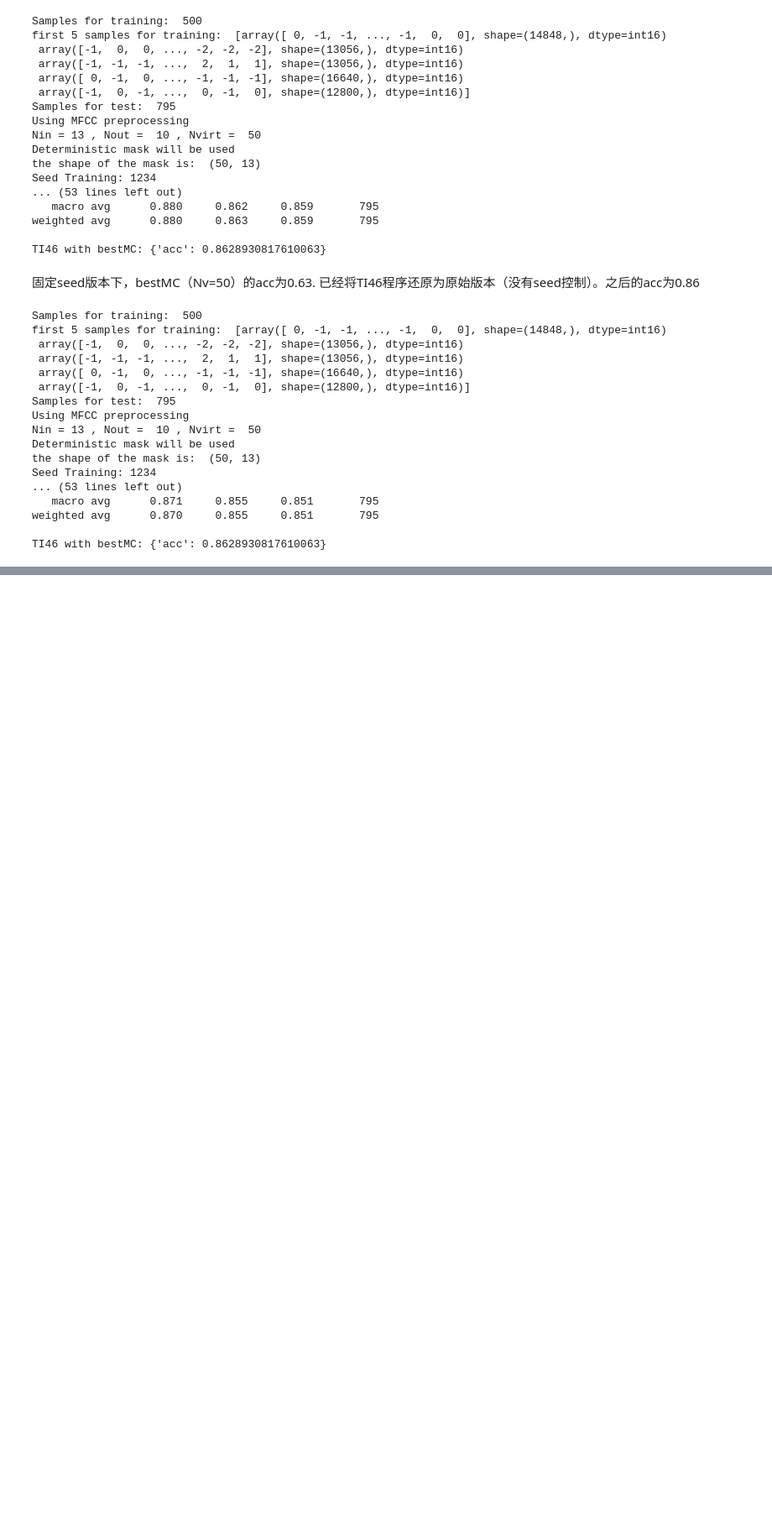
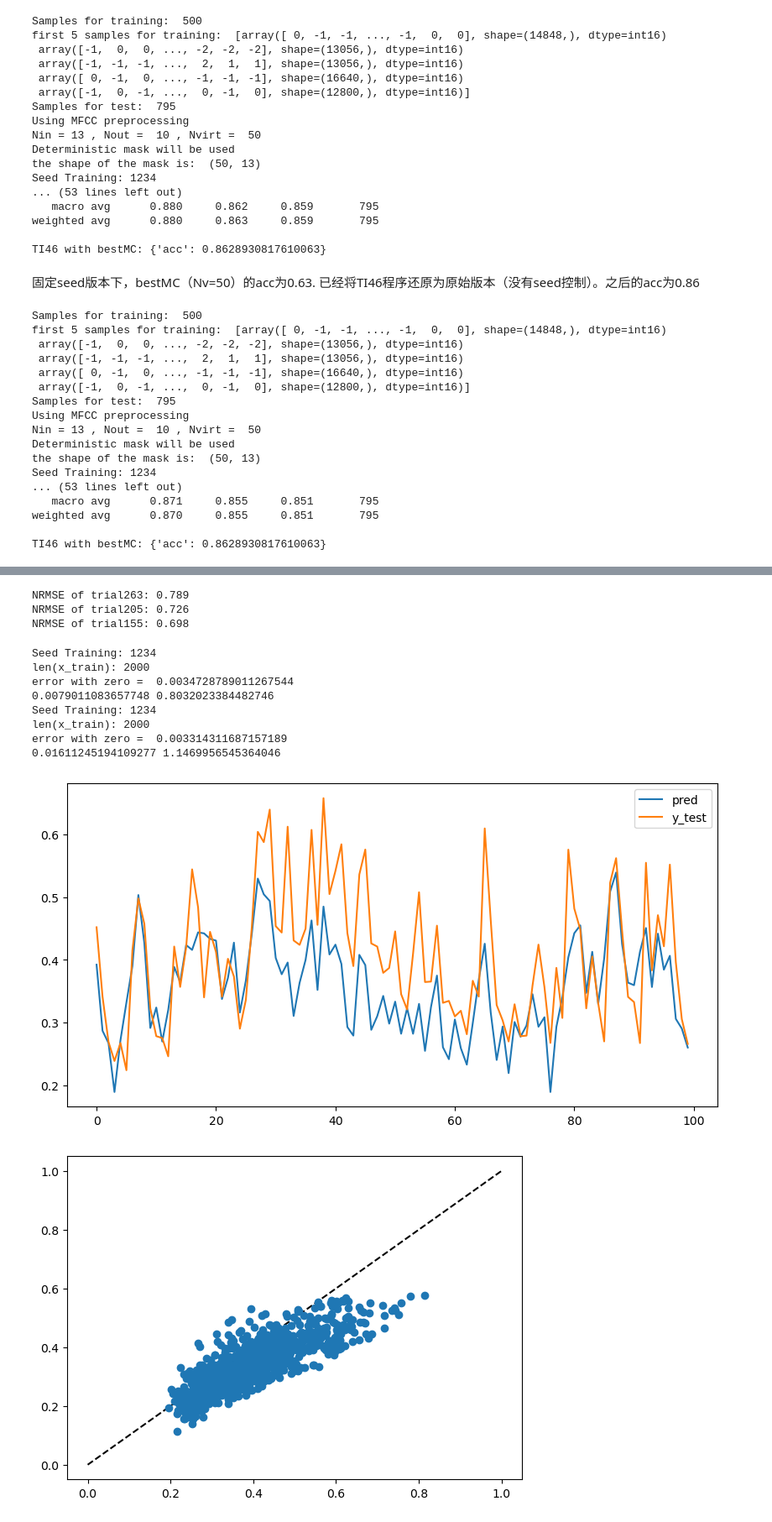
Before and after one commit to VvvpC/spnc_taskindependent_metrics, a Jupyter notebook: Test_Temporary/test_given_reservoir.ipynb, the cells around one changed output, grey strips where cells are left out. Shown at 84% size. Drawn from its saved outputs; the diff is of its cells as text; code cells hidden in the pictures; blank space fills up the shorter version.

```diff
--- a/Test_Temporary/test_given_reservoir.ipynb
+++ b/Test_Temporary/test_given_reservoir.ipynb
@@ -212,0 +297,76 @@ TI46 with bestMC: {'acc': 0.8628930817610063}
+# %%
+def MSE(pred, desired):
+    return np.mean(np.square(np.subtract(pred, desired)))
+
+def NRMSE(pred, y_test, spacer=0.001):
+    return np.sqrt(MSE(pred, y_test) / np.var(y_test))
+
+
+nrmse_263 = NRMSE(narma10_dict_263['pred'][10:], narma10_dict_263['y_test'][10:])
+
+print(f"NRMSE of trial263: {nrmse_263:.3f}")
+
+nrmse_205 = NRMSE(narma10_dict_205['pred'][10:], narma10_dict_205['y_test'][10:])
+
+print(f"NRMSE of trial205: {nrmse_205:.3f}")
+
+nrmse_155 = NRMSE(narma10_dict_155['pred'][10:], narma10_dict_155['y_test'][10:])
+
+print(f"NRMSE of trial155: {nrmse_155:.3f}")
+# %% [output]
+NRMSE of trial263: 0.789
+NRMSE of trial205: 0.726
+NRMSE of trial155: 0.698
+# %%
+# 对比‘result_dict_beta50’中的42和43
+# 设置参数
+params_42 = ReservoirParams(
+        h=0.4, m0=0.0561155135769405, Nvirt=200, beta_prime=50,
+        params={'theta': 0.2, 'gamma': 0.0533878749591413, 'Nvirt': 200}
+    )
+
+# 评估NARMA10
+narma10_dict_42 = {}
+narma10_dict_42 = evaluate_NARMA10(params_42)
+
+params_43 = ReservoirParams(
+        h=0.4, m0=0.060112674154498, Nvirt=200, beta_prime=50,
+        params={'theta': 0.2, 'gamma': 0.0578430239725703, 'Nvirt': 200}
+    )
+
+# 评估NARMA10
+narma10_dict_43 = {}
+narma10_dict_43 = evaluate_NARMA10(params_43)
+
+plt.figure(figsize=(10, 5))
+plt.plot(narma10_dict_42['pred'][200:300], label='pred')
+plt.plot(narma10_dict_42['y_test'][200:300], label='y_test')
+plt.legend()
+plt.show()
+
+plt.figure(figsize=(7,5))
+plt.plot( np.linspace(0.0,1.0), np.linspace(0.0,1.0), 'k--')
+plt.plot(narma10_dict_42['y_test'][10:], narma10_dict_42['pred'][10:], 'o')
+plt.show()
+
+plt.figure(figsize=(10, 5))
+plt.plot(narma10_dict_43['pred'], label='pred')
+plt.plot(narma10_dict_43['y_test'], label='y_test')
+plt.legend()
+plt.show()
+
+plt.figure(figsize=(7,5))
+plt.plot( np.linspace(0.0,1.0), np.linspace(0.0,1.0), 'k--')
+plt.plot(narma10_dict_43['y_test'][10:], narma10_dict_43['pred'][10:], 'o')
+plt.show()
+# %% [output]
+Seed Training: 1234
+len(x_train): 2000
+error with zero =  0.0034728789011267544
+0.0079011083657748 0.8032023384482746
+Seed Training: 1234
+len(x_train): 2000
+error with zero =  0.003314311687157189
+0.01611245194109277 1.1469956545364046
+[figure, added]
+[figure, added]
```
Also changed, not shown: parts of 5 cells of this notebook, 5 other files.
